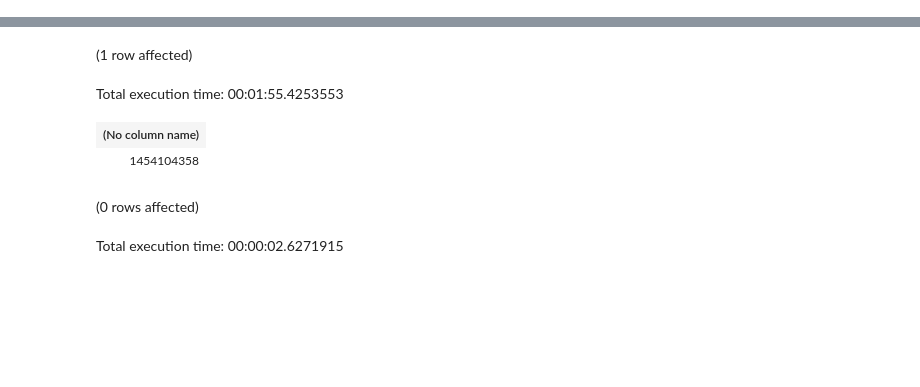
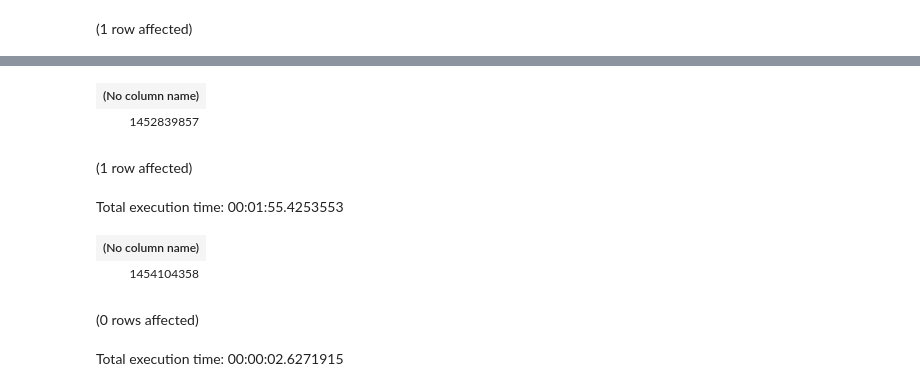
Before and after one commit to idies/jhu-lsst, a Jupyter notebook: test_queries/aris/DMTR-16.ctp2.4.ipynb, the cells around one changed output, grey strips where cells are left out. Cells and saved outputs as stored; diff of their text form; code cells hidden in the pictures; blank space fills up the shorter version.

```diff
--- a/test_queries/aris/DMTR-16.ctp2.4.ipynb
+++ b/test_queries/aris/DMTR-16.ctp2.4.ipynb
@@ -7,2 +9,9 @@ Total execution time: 00:00:01.7468974
 | (No column name) |
 | 77215805 |
+# %%
+use LSST
+select count(*) from SourceDP
+
+--1454104358 lines of csv
+# %% [output]
+(1 row affected)
@@ -9,3 +19,5 @@ Total execution time: 00:00:01.7468974
+| (No column name) |
+| 1452839857 |
 # %%
 --ad hoc storage-pool (virtualized hdfs) tests
 USE LSST
```
Also changed, not shown: parts of 2 cells of this notebook, 10 other files.
